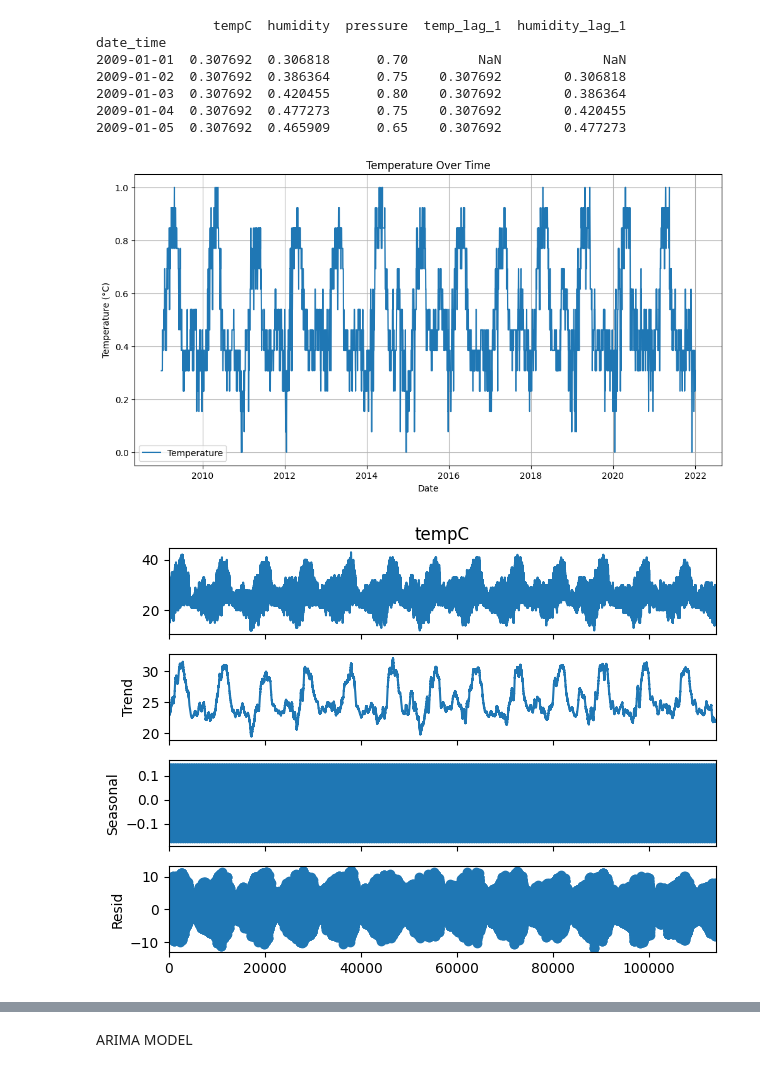
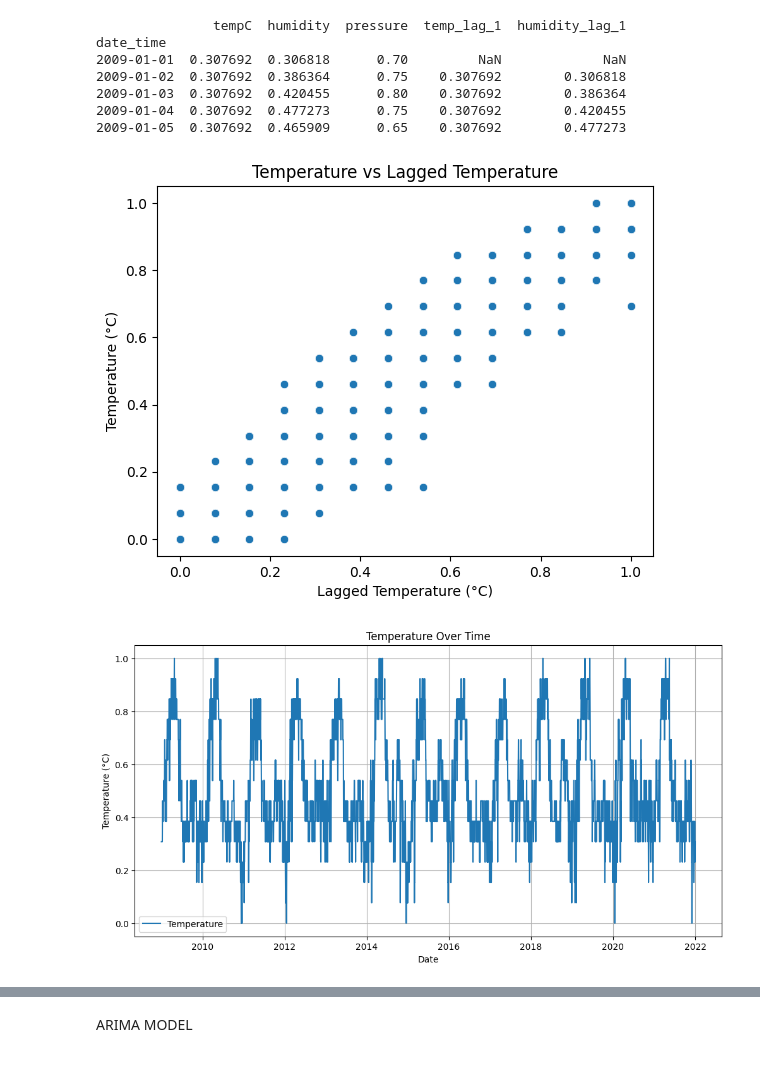
Before and after one commit to Bharathkumar1404/data-science-final-project, a Jupyter notebook: project.ipynb, the cells around one changed output, grey strips where cells are left out. Drawn from its saved outputs; the diff is of its cells as text; code cells hidden in the pictures.

```diff
--- a/project.ipynb
+++ b/project.ipynb
@@ -418,6 +407,15 @@ date_time
 2009-01-03  0.307692  0.420455      0.80    0.307692        0.386364
 2009-01-04  0.307692  0.477273      0.75    0.307692        0.420455
 2009-01-05  0.307692  0.465909      0.65    0.307692        0.477273
+# %%
+# Scatter plot for lagged features
+sns.scatterplot(x=wf_daily_data['temp_lag_1'], y=wf_daily_data['tempC'])
+plt.title("Temperature vs Lagged Temperature")
+plt.xlabel("Lagged Temperature (°C)")
+plt.ylabel("Temperature (°C)")
+plt.show()
+# %% [output]
+[figure, added]
 # %%
 # Plotting temperature trends over time of original data.
 plt.figure(figsize=(12, 6))
@@ -428,11 +426,5 @@ plt.ylabel('Temperature (°C)')
 plt.legend()
 plt.grid()
 plt.show()
-
-# Performing seasonal decomposition of temperature ('tempC') to analyze trends, seasonality, and residuals.
-result = seasonal_decompose(wf['tempC'], model='additive', period=365)
-result.plot()
-plt.show()
 # %% [output]
 [figure]
-[figure, removed]
```
Also changed, not shown: parts of 58 cells of this notebook.
